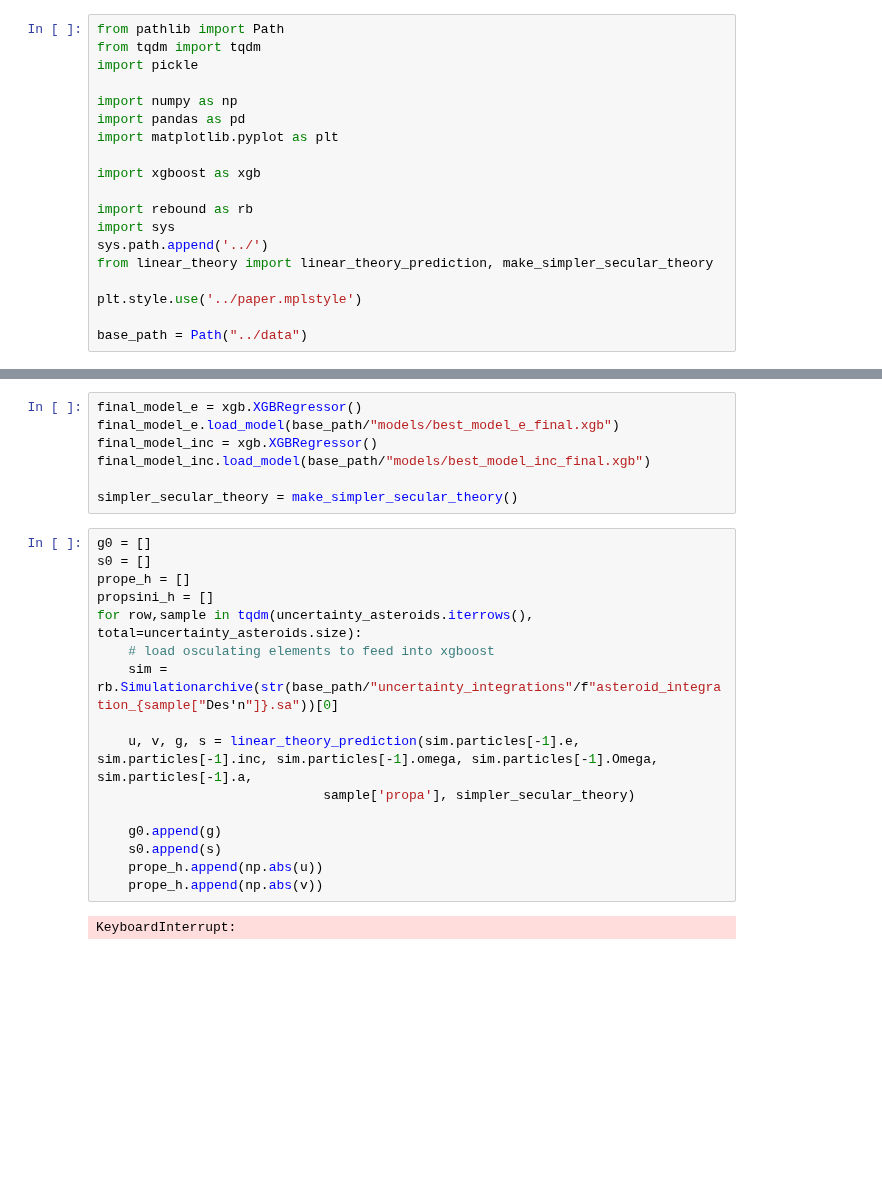
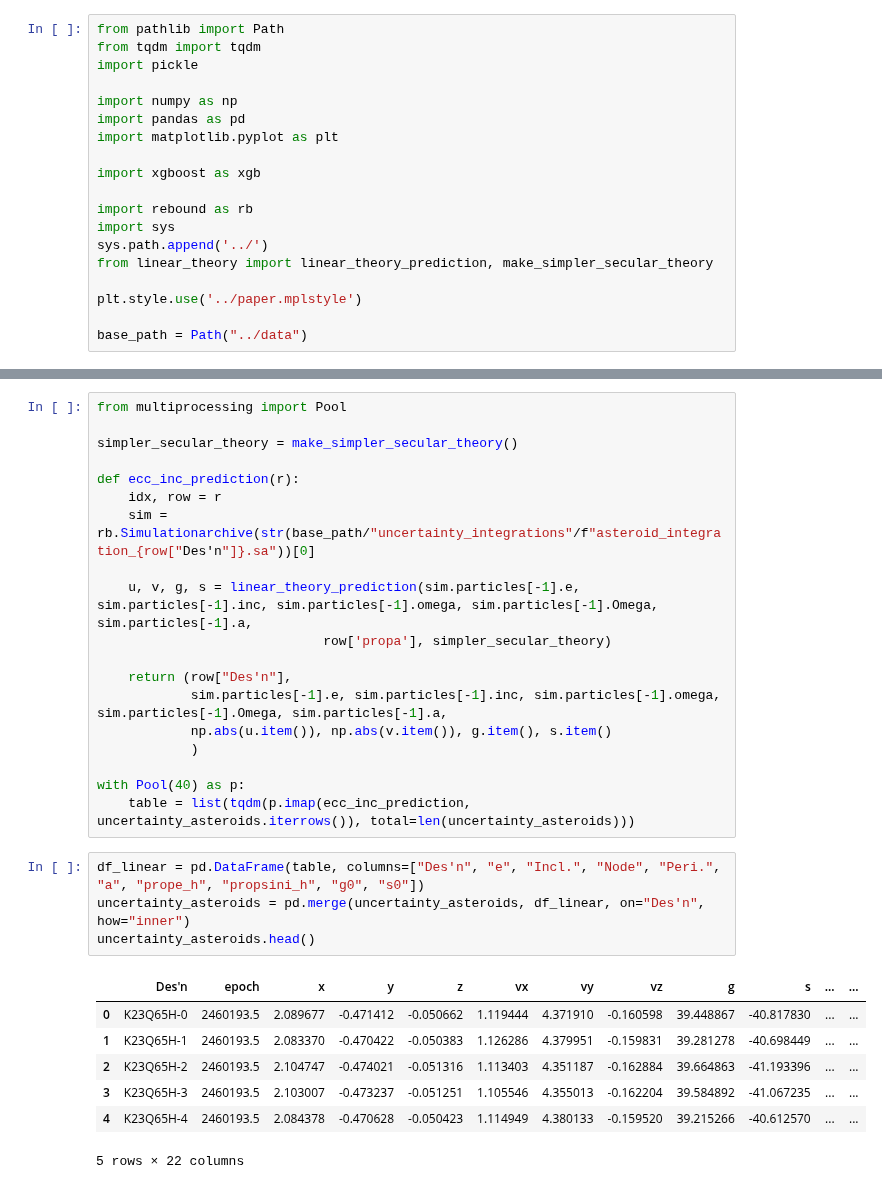
Before and after one commit to YangShen31/proper_elements_prediction, a Jupyter notebook: 5_uncertainty_testing/5.4_evaluate_uncertainty_estimates.ipynb, the cells around one changed output, grey strips where cells are left out. Cells and saved outputs as stored; diff of their text form; blank space fills up the shorter version.

```diff
--- a/5_uncertainty_testing/5.4_evaluate_uncertainty_estimates.ipynb
+++ b/5_uncertainty_testing/5.4_evaluate_uncertainty_estimates.ipynb
@@ -34,28 +34,34 @@ uncertainty_asteroids.head()
 | 2 | K23Q65H-2 | 2460193.5 | 2.104747 | -0.474021 | -0.051316 | 1.113403 | 4.351187 | -0.162884 | 39.664863 | -41.193396 | 2.409175 | ... |
 | 3 | K23Q65H-3 | 2460193.5 | 2.103007 | -0.473237 | -0.051251 | 1.105546 | 4.355013 | -0.162204 | 39.584892 | -41.067235 | 2.406828 | ... |
 | 4 | K23Q65H-4 | 2460193.5 | 2.084378 | -0.470628 | -0.050423 | 1.114949 | 4.380133 | -0.159520 | 39.215266 | -40.612570 | 2.394750 | ... |
-# %%
-final_model_e = xgb.XGBRegressor()
-final_model_e.load_model(base_path/"models/best_model_e_final.xgb")
-final_model_inc = xgb.XGBRegressor()
-final_model_inc.load_model(base_path/"models/best_model_inc_final.xgb")
-
-simpler_secular_theory = make_simpler_secular_theory()
 # %%
-g0 = []
-s0 = []
-prope_h = []
-propsini_h = []
-for row,sample in tqdm(uncertainty_asteroids.iterrows(), total=uncertainty_asteroids.size):
-    # load osculating elements to feed into xgboost
-    sim = rb.Simulationarchive(str(base_path/"uncertainty_integrations"/f"asteroid_integration_{sample["Des'n"]}.sa"))[0]
+from multiprocessing import Pool
+
+simpler_secular_theory = make_simpler_secular_theory()
+
+def ecc_inc_prediction(r):
+    idx, row = r
+    sim = rb.Simulationarchive(str(base_path/"uncertainty_integrations"/f"asteroid_integration_{row["Des'n"]}.sa"))[0]
 
     u, v, g, s = linear_theory_prediction(sim.particles[-1].e, sim.particles[-1].inc, sim.particles[-1].omega, sim.particles[-1].Omega, sim.particles[-1].a,
-                             sample['propa'], simpler_secular_theory)
+                             row['propa'], simpler_secular_theory)
 
-    g0.append(g)
-    s0.append(s)
-    prope_h.append(np.abs(u))
-    prope_h.append(np.abs(v))
+    return (row["Des'n"],
+            sim.particles[-1].e, sim.particles[-1].inc, sim.particles[-1].omega, sim.particles[-1].Omega, sim.particles[-1].a,
+            np.abs(u.item()), np.abs(v.item()), g.item(), s.item()
+            )
+
+with Pool(40) as p:
+    table = list(tqdm(p.imap(ecc_inc_prediction, uncertainty_asteroids.iterrows()), total=len(uncertainty_asteroids)))
-# %% [output]
-KeyboardInterrupt:
+# %%
+df_linear = pd.DataFrame(table, columns=["Des'n", "e", "Incl.", "Node", "Peri.", "a", "prope_h", "propsini_h", "g0", "s0"])
+uncertainty_asteroids = pd.merge(uncertainty_asteroids, df_linear, on="Des'n", how="inner")
+uncertainty_asteroids.head()
+# %% [output]
+|  | Des'n | epoch | x | y | z | vx | vy | vz | g | s | ... | ... |
+| 0 | K23Q65H-0 | 2460193.5 | 2.089677 | -0.471412 | -0.050662 | 1.119444 | 4.371910 | -0.160598 | 39.448867 | -40.817830 | ... | ... |
+| 1 | K23Q65H-1 | 2460193.5 | 2.083370 | -0.470422 | -0.050383 | 1.126286 | 4.379951 | -0.159831 | 39.281278 | -40.698449 | ... | ... |
+| 2 | K23Q65H-2 | 2460193.5 | 2.104747 | -0.474021 | -0.051316 | 1.113403 | 4.351187 | -0.162884 | 39.664863 | -41.193396 | ... | ... |
+| 3 | K23Q65H-3 | 2460193.5 | 2.103007 | -0.473237 | -0.051251 | 1.105546 | 4.355013 | -0.162204 | 39.584892 | -41.067235 | ... | ... |
+| 4 | K23Q65H-4 | 2460193.5 | 2.084378 | -0.470628 | -0.050423 | 1.114949 | 4.380133 | -0.159520 | 39.215266 | -40.612570 | ... | ... |
+5 rows × 22 columns
```
Also changed, not shown: parts of 8 cells of this notebook, 2 other files.
